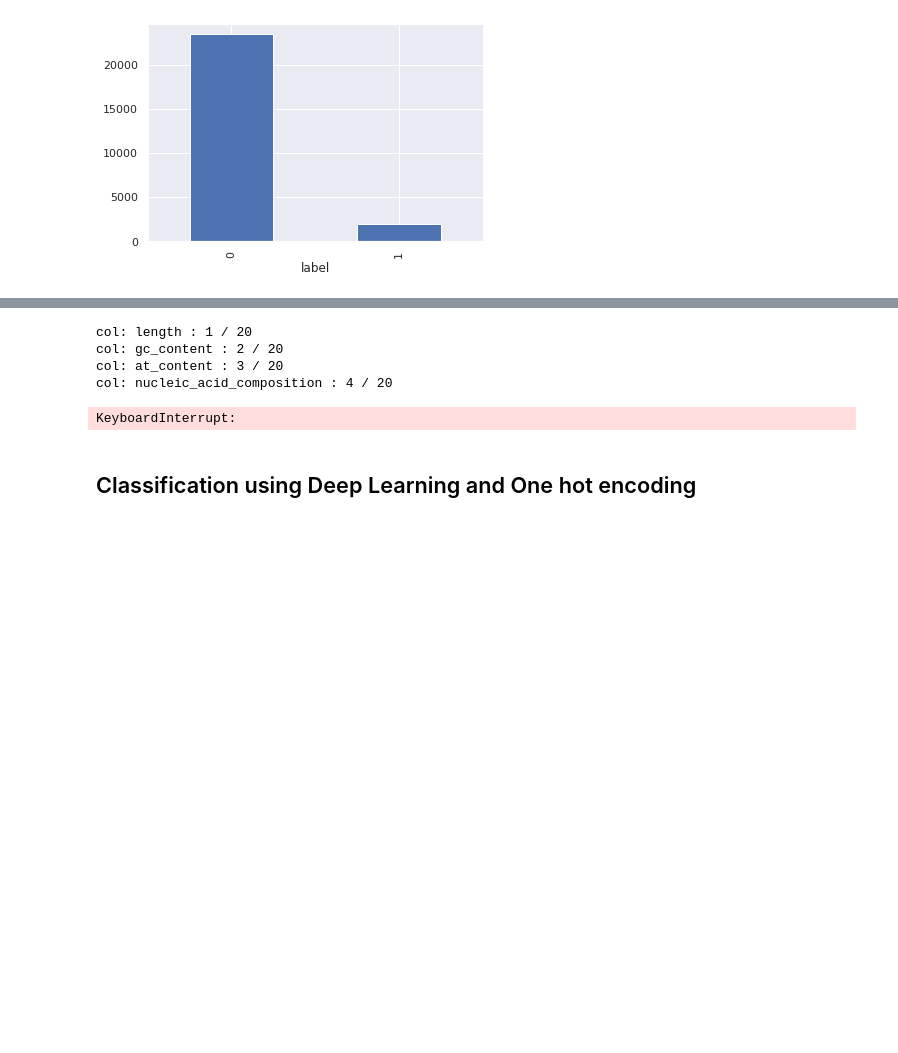
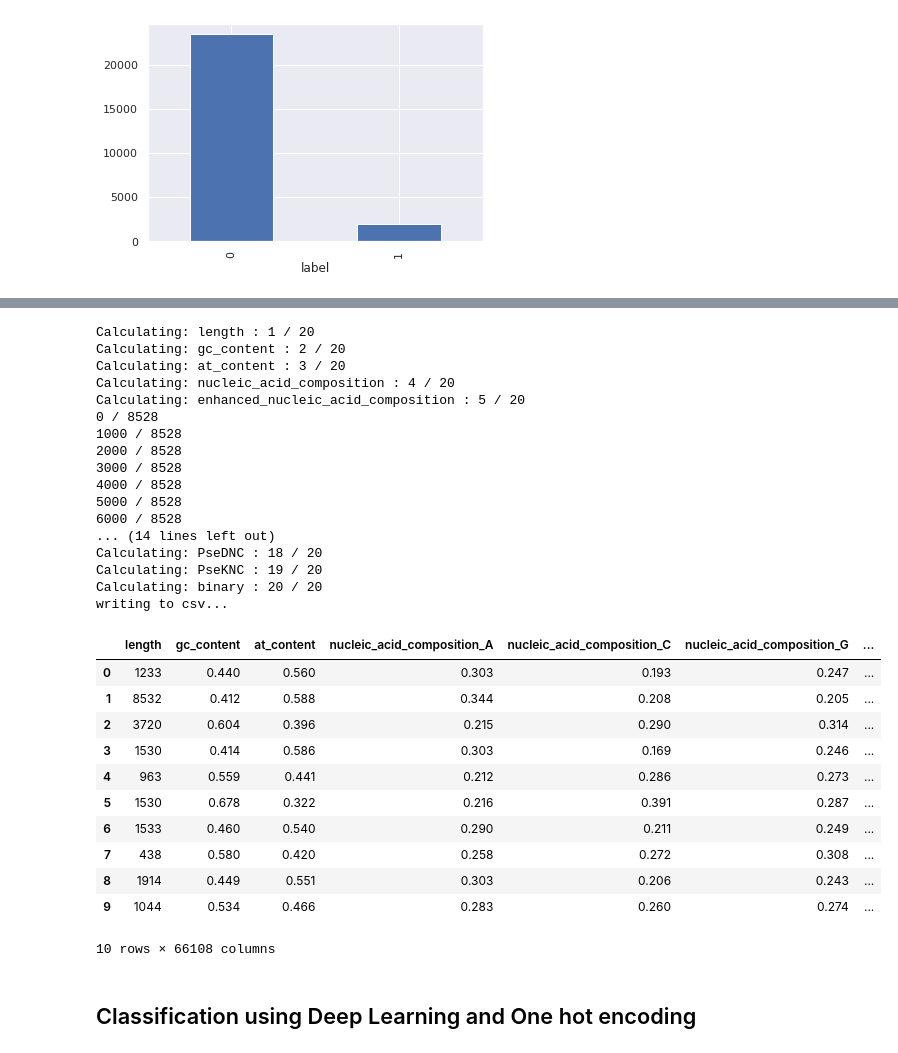
Before and after one commit to BioSystemsUM/propythia, a Jupyter notebook: src/propythia/DNA/deep_ml/essential_genes.ipynb, the cells around one changed output, grey strips where cells are left out. Drawn from its saved outputs; the diff is of its cells as text; code cells hidden in the pictures; blank space fills up the shorter version.

```diff
--- a/src/propythia/DNA/deep_ml/essential_genes.ipynb
+++ b/src/propythia/DNA/deep_ml/essential_genes.ipynb
@@ -233,7 +236,6 @@ def calculate_feature(data):
             list_feature.append(res)
         except ZeroDivisionError:
             not_valid += 1
-
         # print progress every 100 sequences
         if count % 100 == 0:
             print(count, '/', len(data))
@@ -243,11 +245,30 @@ def calculate_feature(data):
     df = pd.DataFrame(list_feature)
     return df, not_valid
 
-file_exists = exists('datasets/essential_genes_features.csv')
-if(file_exists):
-    features = pd.read_csv('datasets/essential_genes_features.csv')
+
+# ----------------------------------- Using pickle -----------------------------------
+# if the file exists, load the data from the file
+if exists("datasets/essential_genes_features.pkl"):
+    with open("datasets/essential_genes_features.pkl", "rb") as f:
+        features = pickle.load(f)
 else:
     features, not_valid = calculate_feature(dataset)
     print("Not valid:", not_valid)
-    features.to_csv("datasets/essential_genes_features.csv", index=False)
+    with open("datasets/essential_genes_features.pkl", "wb") as f:
+        pickle.dump(features, f)
+
+# ----------------------------------- Using csv -----------------------------------
+# file_exists = exists('datasets/essential_genes_features.csv')
+# if(file_exists):
+#     features = pd.read_csv('datasets/essential_genes_features.csv')
+#     # converting each column to its corresponding type
+#     count = 0
+#     for i in features.columns[4:]:
+#         features[i] = features[i].apply(lambda x: ast.literal_eval(x))
+#         print(count, '/', len(features.columns[4:]))
+#         count += 1
+# else:
+#     features, not_valid = calculate_feature(dataset)
+#     print("Not valid:", not_valid)
+#     features.to_csv("datasets/essential_genes_features.csv", index=False, sep=';')
 # %% [output]
@@ -285,47 +290,74 @@ need_list_normalization = ["nucleotide_chemical_property", "accumulated_nucleoti
 def normalize_dict(d, field):
     df = pd.json_normalize(d)
     df.columns = [str(field) + "_" + str(i) for i in df.columns]
-
+    count = 0
+    original_length = len(df.columns)
     for f in df.columns:
-        if isinstance(df[f][0], dict):
+        if any(isinstance(elem, dict) for elem in df[f]):
             df = pd.concat([df, normalize_dict(df[f], f)], axis=1)
             df.drop(f, axis=1, inplace=True)
+        if(count % 1000 == 0 and field == "enhanced_nucleic_acid_composition"):
+            print(count, '/', original_length)
+        count += 1
     return df
 
 def normalize_list(l, field):
-    df = pd.DataFrame(l.to_list())
+    df = pd.DataFrame([[] if i is None else i for i in l.to_list()])
     df.columns = [str(field) + "_" + str(i) for i in df.columns]
 
     for f in df.columns:
         if isinstance(df[f][0], list):
             df = pd.concat([df, normalize_list(df[f], f)], axis=1)
             df.drop(f, axis=1, inplace=True)
     return df
 
 new_fps_x = pd.DataFrame()
-
 count = 0
 for col in fps_x.columns:
+    count += 1
+    print("Calculating:", col, ":", count, '/', len(fps_x.columns))
     if col in need_dict_normalization:
         new_fps_x = pd.concat([new_fps_x, normalize_dict(fps_x[col], col)], axis=1)
     elif col in need_list_normalization:
         new_fps_x = pd.concat([new_fps_x, normalize_list(fps_x[col], col)], axis=1)
     else:
         new_fps_x[col] = fps_x[col].to_numpy()
-    count += 1
-    print("col:", col, ":", count, '/', len(fps_x.columns))
 
 
-# write to csv
+print("writing to csv...")
 new_fps_x.to_csv("fps_x.csv", index=False)
 fps_y.to_csv("fps_y.csv", index=False)
 new_fps_x
 # %% [output]
-col: length : 1 / 20
-col: gc_content : 2 / 20
-col: at_content : 3 / 20
-col: nucleic_acid_composition : 4 / 20
+Calculating: length : 1 / 20
+Calculating: gc_content : 2 / 20
+Calculating: at_content : 3 / 20
+Calculating: nucleic_acid_composition : 4 / 20
+Calculating: enhanced_nucleic_acid_composition : 5 / 20
+0 / 8528
+1000 / 8528
+2000 / 8528
+3000 / 8528
+4000 / 8528
+5000 / 8528
+6000 / 8528
+... (14 lines left out)
+Calculating: PseDNC : 18 / 20
+Calculating: PseKNC : 19 / 20
+Calculating: binary : 20 / 20
+writing to csv...
+|  | length | gc_content | at_content | nucleic_acid_composition_A | nucleic_acid_composition_C | nucleic_acid_composition_G | ... |
+| 0 | 1233 | 0.440 | 0.560 | 0.303 | 0.193 | 0.247 | ... |
+| 1 | 8532 | 0.412 | 0.588 | 0.344 | 0.208 | 0.205 | ... |
+| 2 | 3720 | 0.604 | 0.396 | 0.215 | 0.290 | 0.314 | ... |
+| 3 | 1530 | 0.414 | 0.586 | 0.303 | 0.169 | 0.246 | ... |
+| 4 | 963 | 0.559 | 0.441 | 0.212 | 0.286 | 0.273 | ... |
+| 5 | 1530 | 0.678 | 0.322 | 0.216 | 0.391 | 0.287 | ... |
+| 6 | 1533 | 0.460 | 0.540 | 0.290 | 0.211 | 0.249 | ... |
+| 7 | 438 | 0.580 | 0.420 | 0.258 | 0.272 | 0.308 | ... |
+| 8 | 1914 | 0.449 | 0.551 | 0.303 | 0.206 | 0.243 | ... |
+| 9 | 1044 | 0.534 | 0.466 | 0.283 | 0.260 | 0.274 | ... |
-KeyboardInterrupt:
+10 rows × 66108 columns
 # %% [markdown]
 ## Classification using Deep Learning and One hot encoding
 # %%
```
Also changed, not shown: parts of 3 cells of this notebook, 4 other files.
